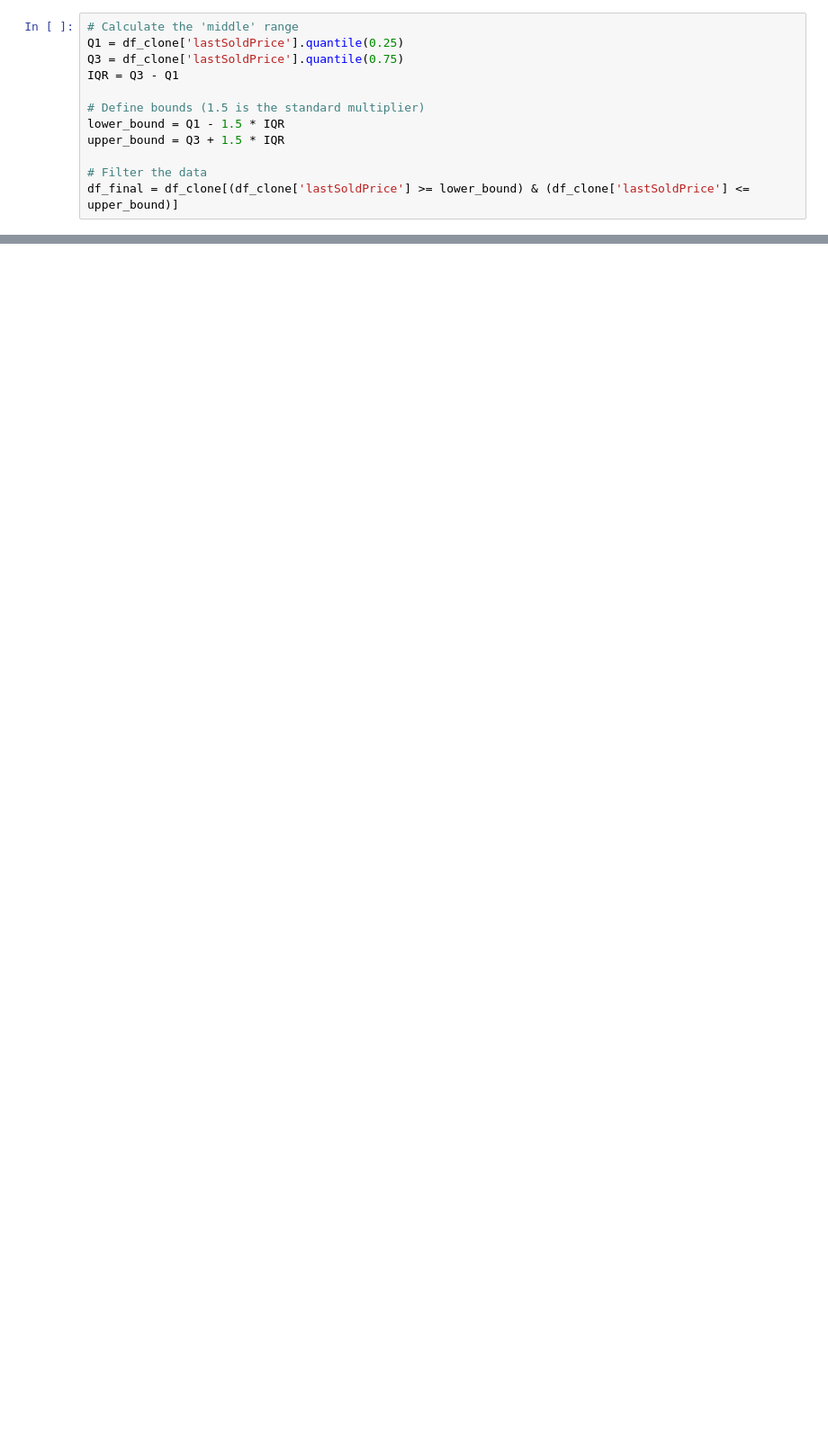
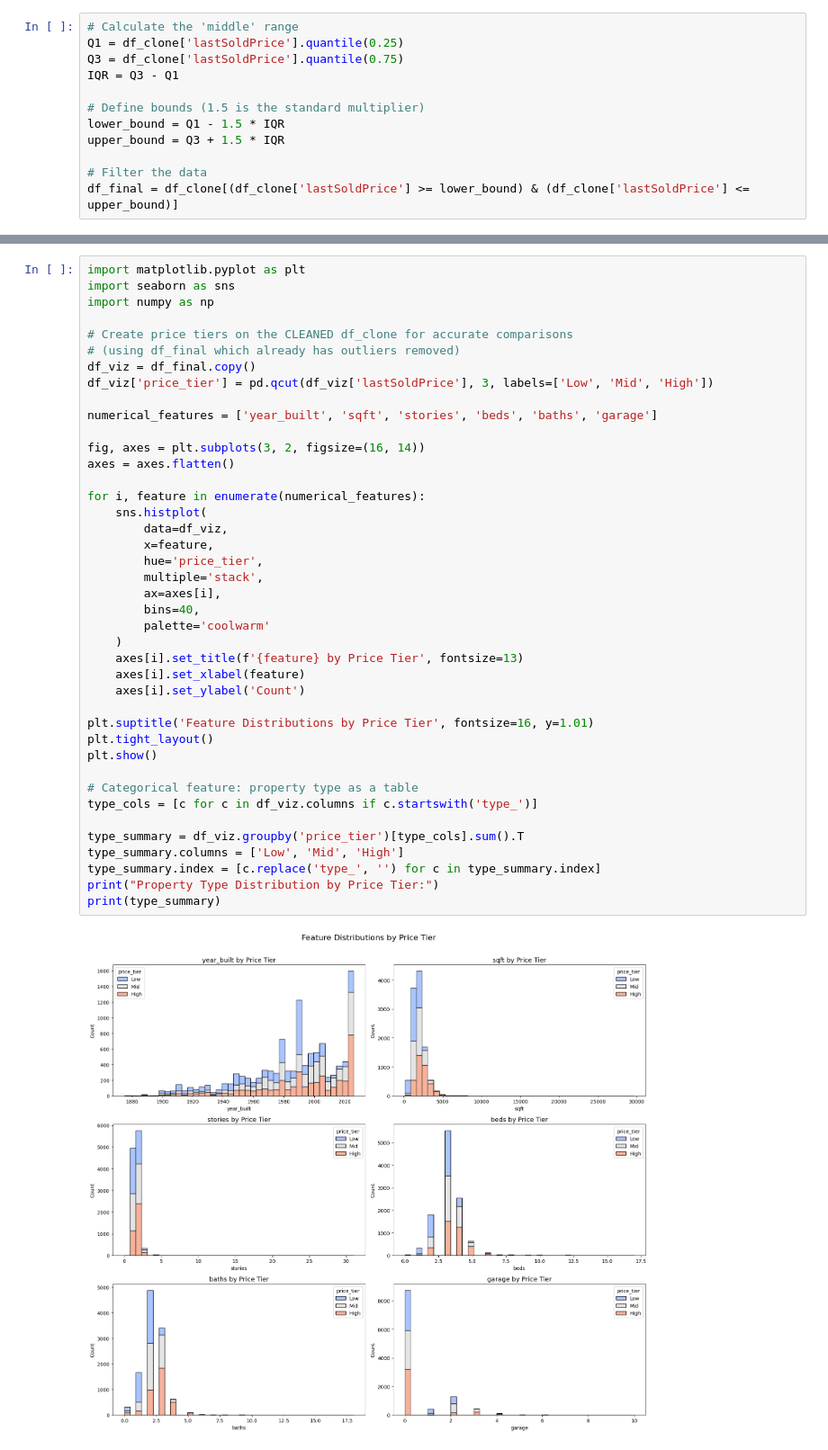
Before and after one commit to mane-2007/Kaggle_project, a Jupyter notebook: real_estate.ipynb, the cells around one changed output, grey strips where cells are left out. Shown at 90% size. Cells and saved outputs as stored; diff of their text form; blank space fills up the shorter version.

```diff
--- a/real_estate.ipynb
+++ b/real_estate.ipynb
@@ -208,0 +175,43 @@ R2 Score: 0.6401
+# %%
+import matplotlib.pyplot as plt
+import seaborn as sns
+import numpy as np
+
+# Create price tiers on the CLEANED df_clone for accurate comparisons
+# (using df_final which already has outliers removed)
+df_viz = df_final.copy()
+df_viz['price_tier'] = pd.qcut(df_viz['lastSoldPrice'], 3, labels=['Low', 'Mid', 'High'])
+
+numerical_features = ['year_built', 'sqft', 'stories', 'beds', 'baths', 'garage']
+
+fig, axes = plt.subplots(3, 2, figsize=(16, 14))
+axes = axes.flatten()
+
+for i, feature in enumerate(numerical_features):
+    sns.histplot(
+        data=df_viz,
+        x=feature,
+        hue='price_tier',
+        multiple='stack',
+        ax=axes[i],
+        bins=40,
+        palette='coolwarm'
+    )
+    axes[i].set_title(f'{feature} by Price Tier', fontsize=13)
+    axes[i].set_xlabel(feature)
+    axes[i].set_ylabel('Count')
+
+plt.suptitle('Feature Distributions by Price Tier', fontsize=16, y=1.01)
+plt.tight_layout()
+plt.show()
+
+# Categorical feature: property type as a table
+type_cols = [c for c in df_viz.columns if c.startswith('type_')]
+
+type_summary = df_viz.groupby('price_tier')[type_cols].sum().T
+type_summary.columns = ['Low', 'Mid', 'High']
+type_summary.index = [c.replace('type_', '') for c in type_summary.index]
+print("Property Type Distribution by Price Tier:")
+print(type_summary)
+# %% [output]
+[figure, added]
```
Also changed, not shown: parts of 13 cells of this notebook, 1 other file.
